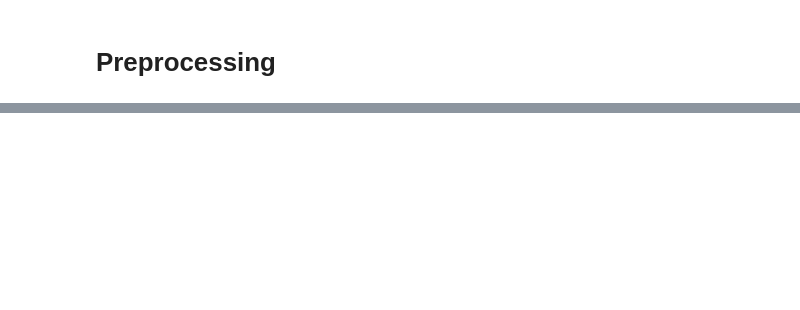
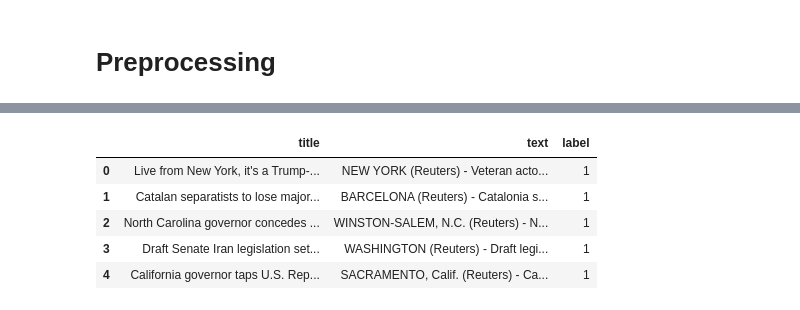
Before and after one commit to Aravindr017/NLP_FakeNews-Classification, a Jupyter notebook: Model/FakeNews(Classification)_Model.ipynb, the cells around one changed output, grey strips where cells are left out. Drawn from its saved outputs; the diff is of its cells as text; code cells hidden in the pictures; blank space fills up the shorter version.

```diff
--- a/Model/FakeNews(Classification)_Model.ipynb
+++ b/Model/FakeNews(Classification)_Model.ipynb
@@ -34,5 +45,5 @@ train_df.head()
 # %%
-test_df = pd.read_csv("/content/test (1).csv",sep=None , on_bad_lines="skip")
+test_df = pd.read_csv("/content/test (1).csv", sep=";")
 train_df.head()
 # %% [output]
 |  | Unnamed: 0 | title | text | label |
@@ -134,0 +182,10 @@ test_df.shape
+# %%
+# Again cross verifying whether the unwanted first column is removed or not for test_df
+test_df.head()
+# %% [output]
+|  | title | text | label |
+| 0 | Live from New York, it's a Trump-... | NEW YORK (Reuters) - Veteran acto... | 1 |
+| 1 | Catalan separatists to lose major... | BARCELONA (Reuters) - Catalonia s... | 1 |
+| 2 | North Carolina governor concedes ... | WINSTON-SALEM, N.C. (Reuters) - N... | 1 |
+| 3 | Draft Senate Iran legislation set... | WASHINGTON (Reuters) - Draft legi... | 1 |
+| 4 | California governor taps U.S. Rep... | SACRAMENTO, Calif. (Reuters) - Ca... | 1 |
```
Also changed, not shown: parts of 57 cells of this notebook.
